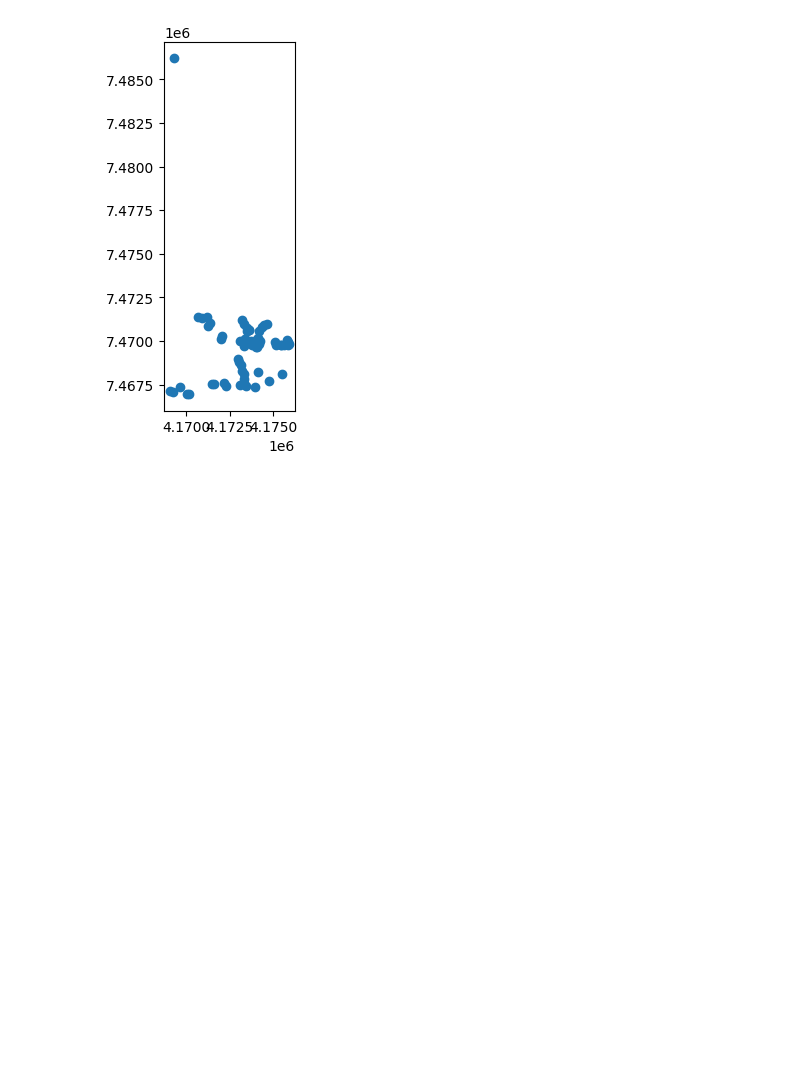
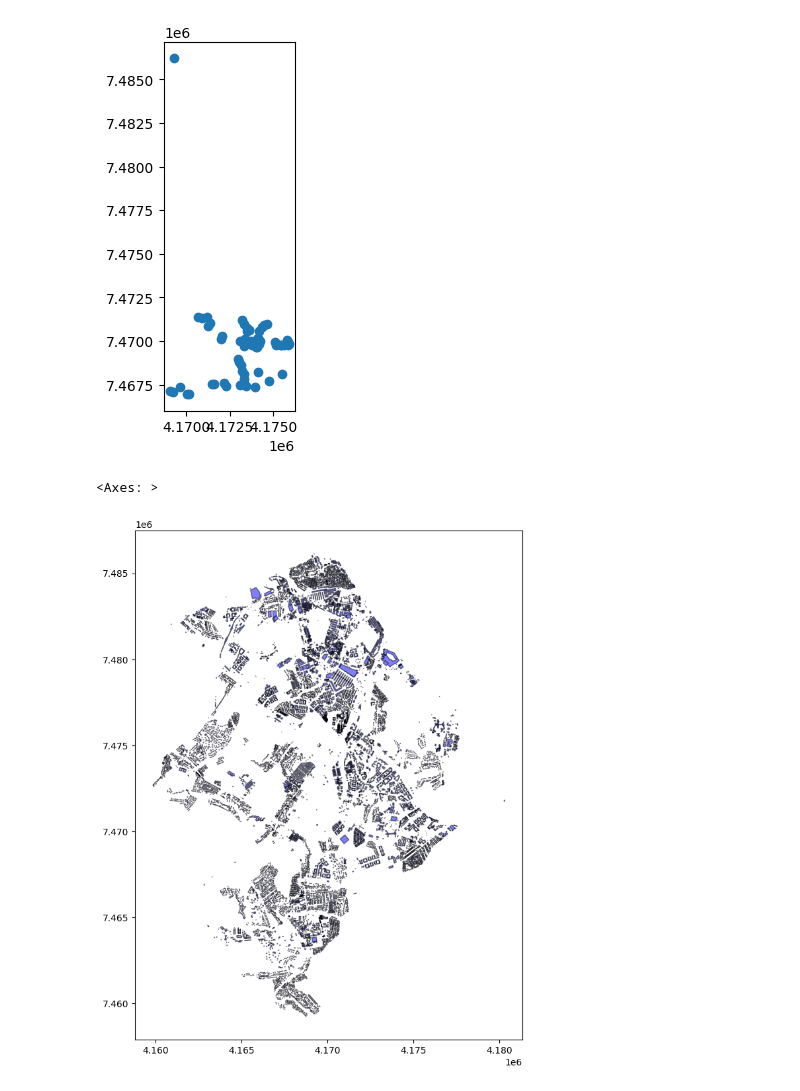
Before and after one commit to Kin1599/hack_9PM, a Jupyter notebook: notebooks/read_data.ipynb, the cells around one changed output. Drawn from its saved outputs; the diff is of its cells as text; code cells hidden in the pictures; blank space fills up the shorter version.

Commit message:
mix house1 and house_base

```diff
--- a/notebooks/read_data.ipynb
+++ b/notebooks/read_data.ipynb
@@ -97,3 +100,13 @@ stop_df.plot()
 # %% [output]
 <Axes: >
 [figure]
+# %%
+# Объединение данных
+combined_gdf = pd.concat([house_base_df, house1_df])
+
+# Визуализация данных
+fig, ax = plt.subplots(figsize=(10, 10))
+combined_gdf.plot(ax=ax, color='blue', edgecolor='k', alpha=0.5)
+# %% [output]
+<Axes: >
+[figure, added]
```
Also changed, not shown: parts of 1 cell of this notebook.
